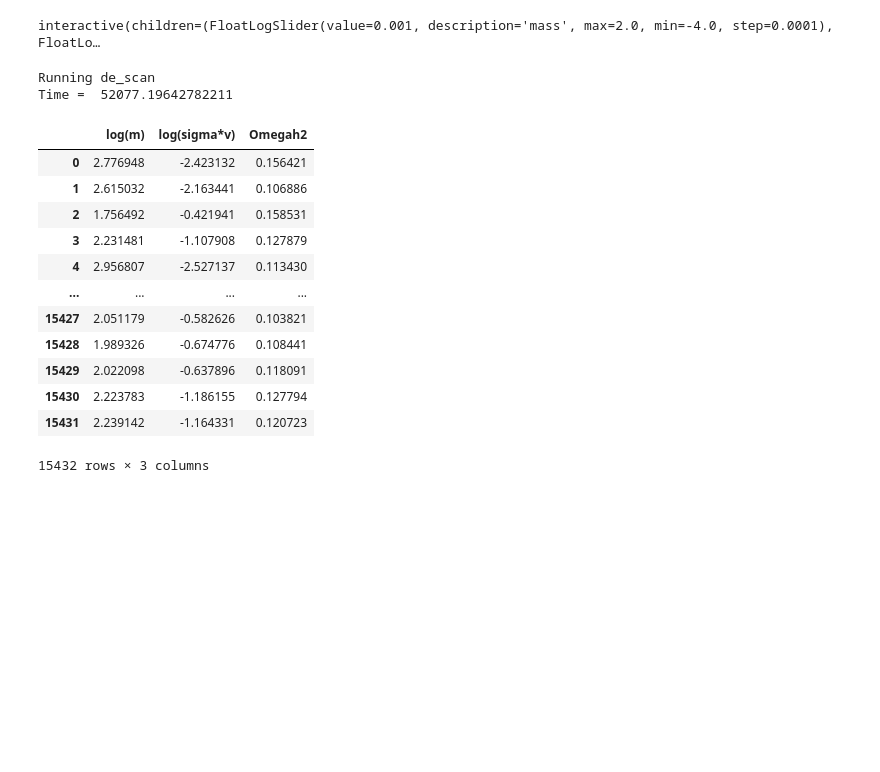
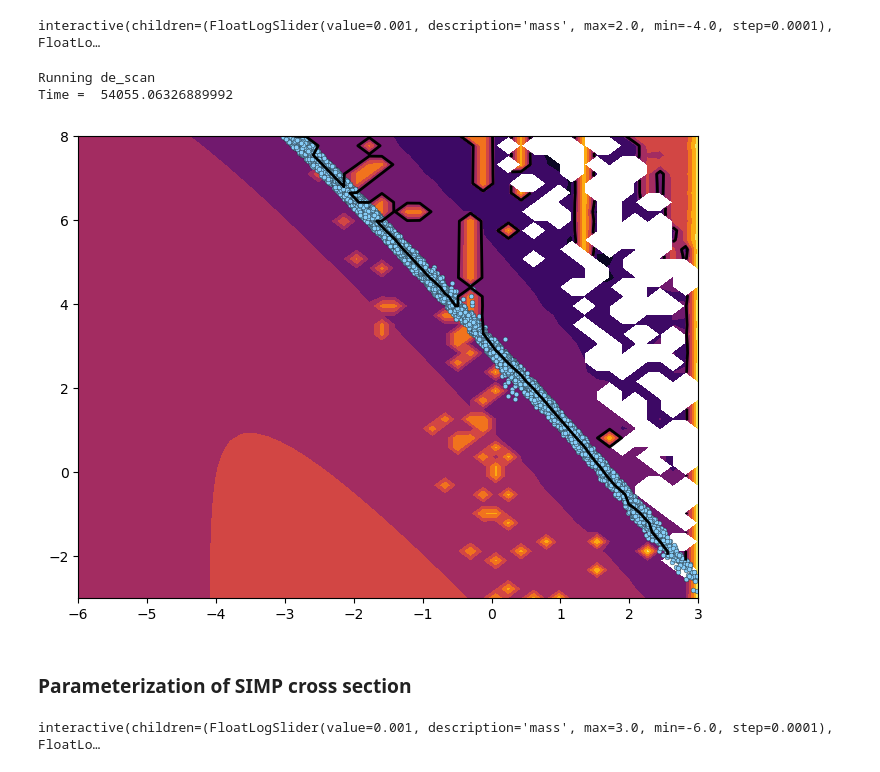
Before and after one commit to SantiagoJulioD/Trabajo_de_grado, a Jupyter notebook: Relic_density/relic_density.ipynb, the cells around one changed output. Drawn from its saved outputs; the diff is of its cells as text; code cells hidden in the pictures; blank space fills up the shorter version.

```diff
--- a/Relic_density/relic_density.ipynb
+++ b/Relic_density/relic_density.ipynb
@@ -23,6 +23,7 @@ T0 = 2.725*ct.k_B.value/ct.e.value*1e-9
 abundance = 0.12
 gstars0 = 3.91
 gstar0 = 3.38
+s0 = 2*np.pi**2/45*gstars0*T0**3
 # %%
 def Yeq(x,mass,g):
     neq = g/(2*np.pi**2)*mass**3/x*kn(2,x)
@@ -46,7 +47,7 @@ def Omega(m,sigma,model=WIMPs,g=2):
     sigma = 10.**sigma
     xini = 0.1
     xfin = 1e4
-    if model == FIMPs:
+    if model.__name__ == 'FIMPs':
         Yini = 0
     else:
         Yini = Yeq(xini, m, g)
@@ -490,23 +489,26 @@ interactive(children=(FloatLogSlider(value=0.001, description='mass', max=2.0, m
 # %%
-bound_m_S = (-6,3)
-bound_sigma_S = (-5,0)
 df_SIMP = obtain_optimal_params(SIMPs,bound_m_S,bound_sigma_S,descan=True)
 # %% [output]
 Running de_scan
-Time =  52077.19642782211
+Time =  54055.06326889992
-# %%
-df_SIMP
-# %% [output]
-|  | log(m) | log(sigma*v) | Omegah2 |
-| 0 | 2.776948 | -2.423132 | 0.156421 |
-| 1 | 2.615032 | -2.163441 | 0.106886 |
-| 2 | 1.756492 | -0.421941 | 0.158531 |
-| 3 | 2.231481 | -1.107908 | 0.127879 |
-| 4 | 2.956807 | -2.527137 | 0.113430 |
-| ... | ... | ... | ... |
-| 15427 | 2.051179 | -0.582626 | 0.103821 |
-| 15428 | 1.989326 | -0.674776 | 0.108441 |
-| 15429 | 2.022098 | -0.637896 | 0.118091 |
-| 15430 | 2.223783 | -1.186155 | 0.127794 |
-| 15431 | 2.239142 | -1.164331 | 0.120723 |
-15432 rows × 3 columns
+# %%
+ms = np.linspace(-6,3)
+sigmas = np.linspace(-3,8)
+
+Ms, Sigmas = np.meshgrid(ms,sigmas)
+
+Om_SIMP = Omega(Ms,Sigmas,model=SIMPs)
+# %%
+path_SIMP = '/home/santiago/Trabajo_de_grado/Relic_density/optimal_params_SIMPs.csv'
+df_SIMP = obtain_optimal_params(WIMPs,bound_m,bound_sigma,descan=False,path=path_SIMP)
+# %%
+fig, ax = plt.subplots(figsize=(8,6))
+CS = ax.contourf(Ms,Sigmas,np.log10(Om_SIMP),cmap='inferno',)
+de_scatter = ax.scatter(df_SIMP['log(m)'], df_SIMP['log(sigma*v)'], s=12, edgecolor='0.05',
+                        linewidth=0.25, alpha=1.0, c='lightskyblue',label='Differential evolution')
+CSl = ax.contour(CS,levels=[np.log10(0.12),],colors='k',linestyles='solid',linewidths=2)
+#ax.set(xlim=(-3,2),ylim=(-3,8))
+# %% [output]
+[figure, added]
+# %% [markdown]
+### Parameterization of SIMP cross section
@@ -512,0 +522,30 @@ df_SIMP
+# %%
+def graf6(mass,alpha,g):
+    xini = 0.1
+    xfin = 1e4
+    Yini = Yeq(xini,mass,g)
+    xss = np.linspace(xini,30,1000)
+    sol = solve_ivp(SIMPs_par, [xini,xfin], [Yini,], method='BDF', rtol=1e-8, atol=1e-10, args=(mass,alpha,g))
+    sigma = alpha**3/mass**5
+    plt.loglog(sol.t,sol.y[0],label=f'Ωh²={Omega(np.log10(mass),np.log10(sigma),model=SIMPs)}')
+    plt.loglog(xss,Yeq(xss,mass,g))
+    plt.hlines(4.3e-10/mass,xini,xfin,color='k',linestyle=':')
+    plt.grid()
+    plt.legend()
+    plt.show()
+
+slider_mass = widgets.FloatLogSlider(value=1e-3, base=10, min=-6, max=3,
+                                  step=0.0001, description='mass')
+slider_alpha = widgets.FloatLogSlider(value=1e-2, base=10, min=-5, max=0,
+                                  step=0.1, description='alpha')
+slider_g = widgets.FloatSlider(value=2, min=1, max=3,
+                                  step=1, description='g')
+# Crea la función interactiva
+
+interactive_plot6 = interactive(graf6, mass=slider_mass, alpha=slider_alpha, g=slider_g,
+                                continuous_update=0)
+
+# Muestra la función interactiva
+interactive_plot6
+# %% [output]
+interactive(children=(FloatLogSlider(value=0.001, description='mass', max=3.0, min=-6.0, step=0.0001), FloatLo…
```
Also changed, not shown: parts of 27 cells of this notebook, 4 other files.
